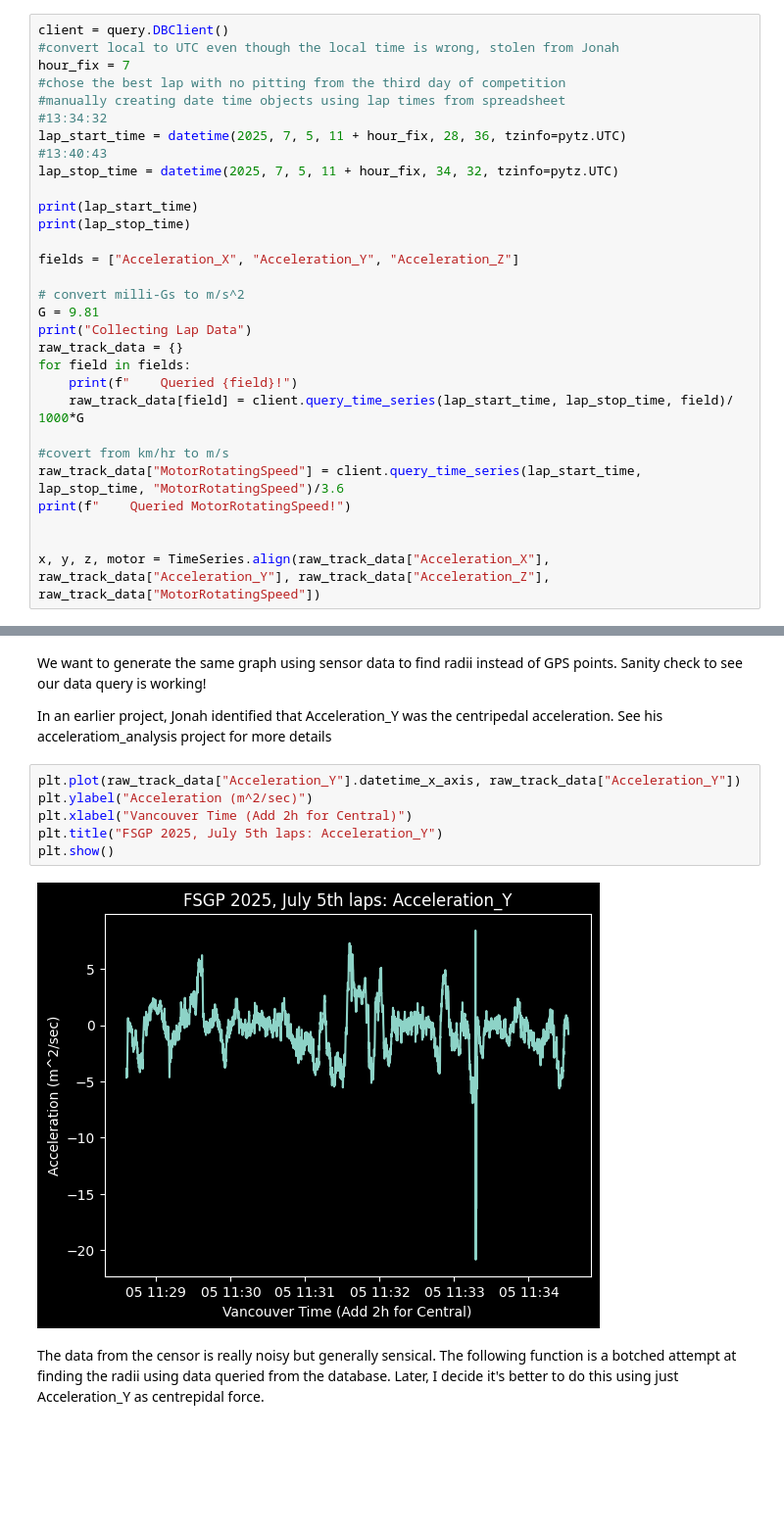
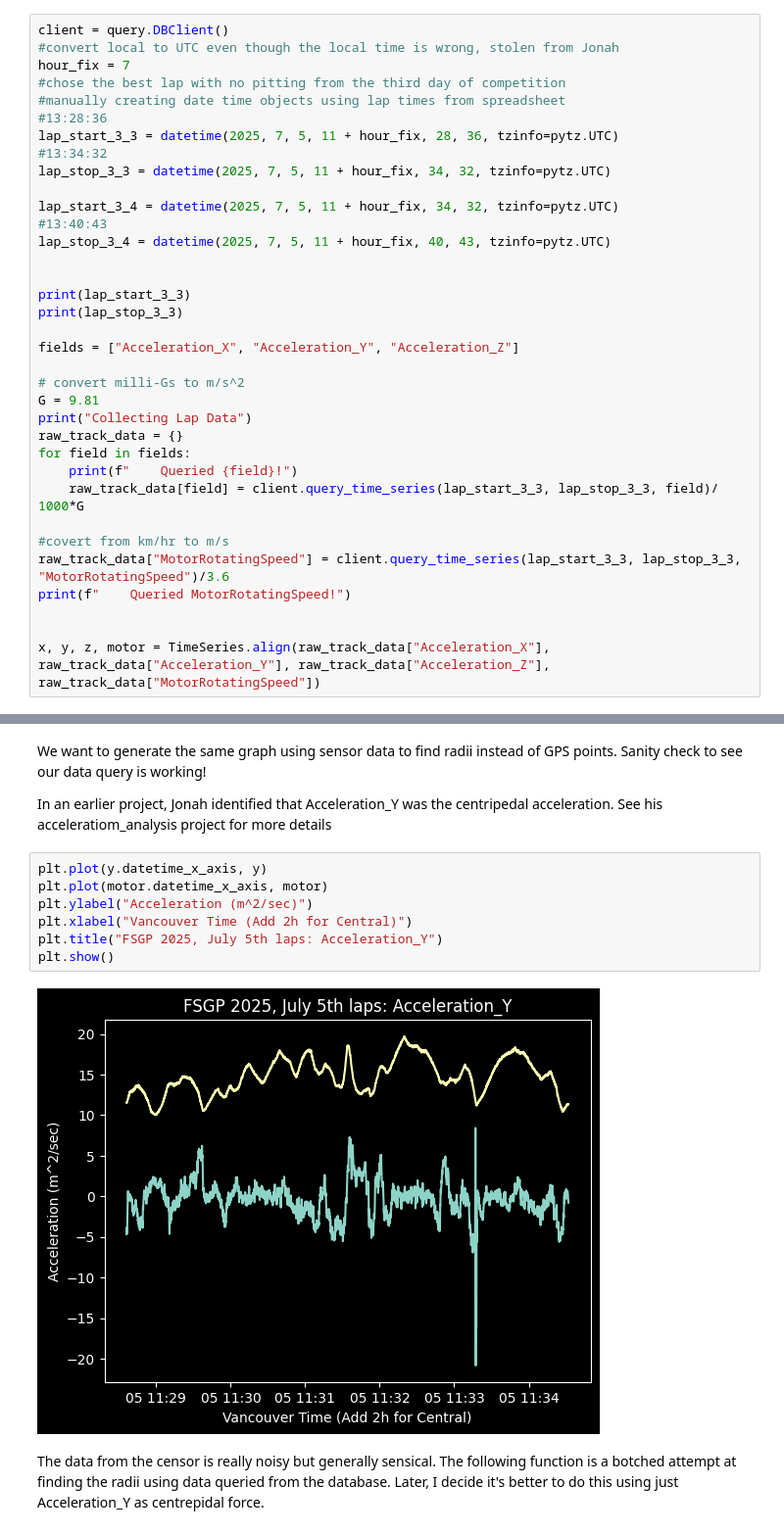
Before and after one commit to UBC-Solar/data_analysis, a Jupyter notebook: v4/localization_with_acceleration/acceleration.ipynb, the cells around one changed output, grey strips where cells are left out. Shown at 98% size. Cells and saved outputs as stored; diff of their text form; blank space fills up the shorter version.

```diff
--- a/v4/localization_with_acceleration/acceleration.ipynb
+++ b/v4/localization_with_acceleration/acceleration.ipynb
@@ -33,13 +33,18 @@ client = query.DBClient()
 hour_fix = 7
 #chose the best lap with no pitting from the third day of competition
 #manually creating date time objects using lap times from spreadsheet
+#13:28:36
+lap_start_3_3 = datetime(2025, 7, 5, 11 + hour_fix, 28, 36, tzinfo=pytz.UTC)
 #13:34:32
-lap_start_time = datetime(2025, 7, 5, 11 + hour_fix, 28, 36, tzinfo=pytz.UTC)
+lap_stop_3_3 = datetime(2025, 7, 5, 11 + hour_fix, 34, 32, tzinfo=pytz.UTC)
+
+lap_start_3_4 = datetime(2025, 7, 5, 11 + hour_fix, 34, 32, tzinfo=pytz.UTC)
 #13:40:43
-lap_stop_time = datetime(2025, 7, 5, 11 + hour_fix, 34, 32, tzinfo=pytz.UTC)
+lap_stop_3_4 = datetime(2025, 7, 5, 11 + hour_fix, 40, 43, tzinfo=pytz.UTC)
 
-print(lap_start_time)
-print(lap_stop_time)
+
+print(lap_start_3_3)
+print(lap_stop_3_3)
 
 fields = ["Acceleration_X", "Acceleration_Y", "Acceleration_Z"]
 
@@ -49,10 +54,10 @@ print("Collecting Lap Data")
 raw_track_data = {}
 for field in fields:
     print(f"    Queried {field}!")
-    raw_track_data[field] = client.query_time_series(lap_start_time, lap_stop_time, field)/ 1000*G
+    raw_track_data[field] = client.query_time_series(lap_start_3_3, lap_stop_3_3, field)/ 1000*G
 
 #covert from km/hr to m/s
-raw_track_data["MotorRotatingSpeed"] = client.query_time_series(lap_start_time, lap_stop_time, "MotorRotatingSpeed")/3.6
+raw_track_data["MotorRotatingSpeed"] = client.query_time_series(lap_start_3_3, lap_stop_3_3, "MotorRotatingSpeed")/3.6
 print(f"    Queried MotorRotatingSpeed!")
 
 
@@ -483,13 +489,14 @@ We want to generate the same graph using sensor data to find radii instead of GP
 
 In an earlier project, Jonah identified that Acceleration_Y was the centripedal acceleration. See his acceleratiom_analysis project for more details
 # %%
-plt.plot(raw_track_data["Acceleration_Y"].datetime_x_axis, raw_track_data["Acceleration_Y"])
+plt.plot(y.datetime_x_axis, y)
+plt.plot(motor.datetime_x_axis, motor)
 plt.ylabel("Acceleration (m^2/sec)")
 plt.xlabel("Vancouver Time (Add 2h for Central)")
 plt.title("FSGP 2025, July 5th laps: Acceleration_Y")
 plt.show()
 # %% [output]
-[figure, old version]
+[figure, new version]
 # %% [markdown]
 The data from the censor is really noisy but generally sensical. The following function is a botched attempt at finding the radii using data queried from the database. Later, I decide it's better to do this using just Acceleration_Y as centrepidal force.
 # %%
```
Also changed, not shown: parts of 11 cells of this notebook.
